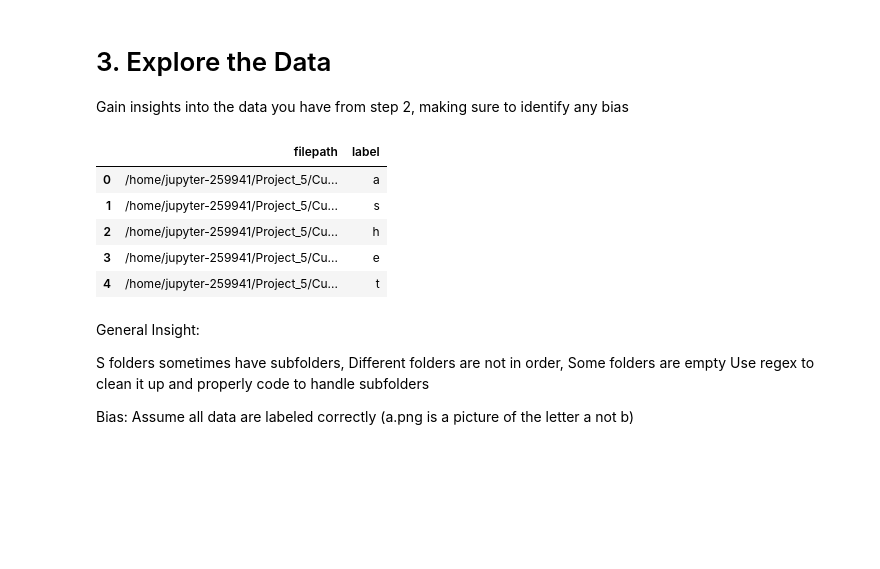
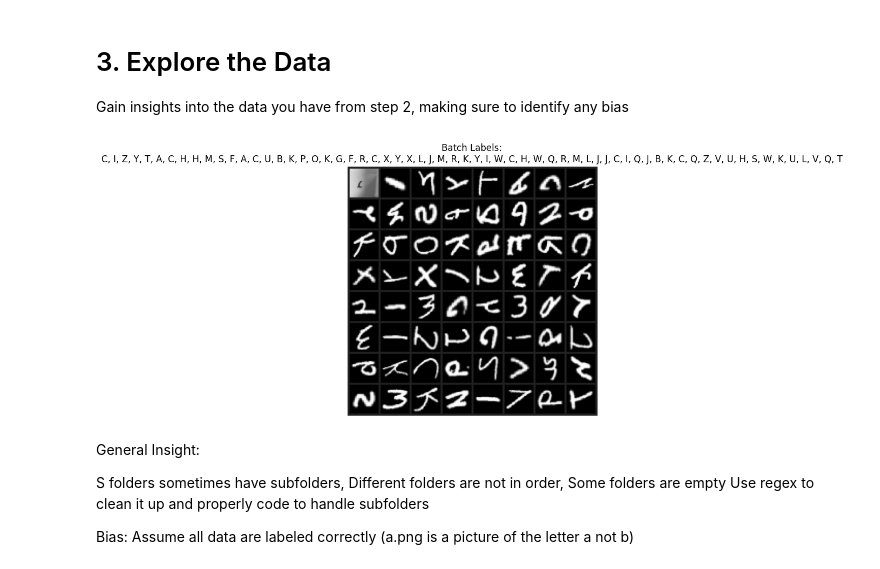
Before and after one commit to alanjit2/Machine-Learning-AI-Honors, a Jupyter notebook: Project_5/Project_5.ipynb, the cells around one changed output. Cells and saved outputs as stored; diff of their text form; code cells hidden in the pictures; blank space fills up the shorter version.

```diff
--- a/Project_5/Project_5.ipynb
+++ b/Project_5/Project_5.ipynb
@@ -311,16 +395,46 @@ Your training data is ready in two variables:
 # %% [markdown]
 # 3. Explore the Data
 Gain insights into the data you have from step 2, making sure to identify any bias
-# %%
-# Data is extremely dirty, used Gemini to figure out extraction
-df_clean.head()
-# %% [output]
-|  | filepath | label |
-| 0 | /home/jupyter-259941/Project_5/Cu... | a |
-| 1 | /home/jupyter-259941/Project_5/Cu... | s |
-| 2 | /home/jupyter-259941/Project_5/Cu... | h |
-| 3 | /home/jupyter-259941/Project_5/Cu... | e |
-| 4 | /home/jupyter-259941/Project_5/Cu... | t |
+# %%
+import matplotlib.pyplot as plt
+import numpy as np
+import torchvision.utils
+# ^^^ You must import your loader and map from your other script
+
+# --- Helper function to show a grid of images ---
+def imshow_batch(img_tensor, labels, reverse_map):
+    # 1. Un-normalize the images
+    # We need to reverse the (img - mean) / std operation
+    grid = torchvision.utils.make_grid(img_tensor, nrow=8) # 8 images per row
+    grid = grid * std[0] + mean[0] # Reverse normalization
+    grid = np.clip(grid, 0, 1)     # Clip values to be between 0 and 1
+
+    # 2. Convert to format for plotting
+    plt_img = np.transpose(grid.numpy(), (1, 2, 0))
+
+    # 3. Create the plot
+    plt.figure(figsize=(12, 6))
+    plt.imshow(plt_img)
+
+    # 4. Create the title with all labels
+    label_strings = [reverse_map.get(label.item(), '??') for label in labels]
+    title = "Batch Labels:\n" + ", ".join(label_strings)
+    plt.title(title)
+    plt.axis('off')
+    plt.show()
+# %%
+# --- Create the Reverse Map to see letters ---
+# Goes from index to letter, e.g., {0: 'A', 1: 'B', ...}
+REVERSE_LETTER_MAP = {index: letter for letter, index in SIMPLE_LETTER_MAP.items()}
+
+# --- Get one batch of data ---
+data_iter = iter(final_train_loader)
+images, labels = next(data_iter)
+
+# --- Show the images and labels ---
+imshow_batch(images, labels, REVERSE_LETTER_MAP)
+# %% [output]
+[figure, added]
 # %% [markdown]
 General Insight:
 
```
Also changed, not shown: parts of 42 cells of this notebook.
